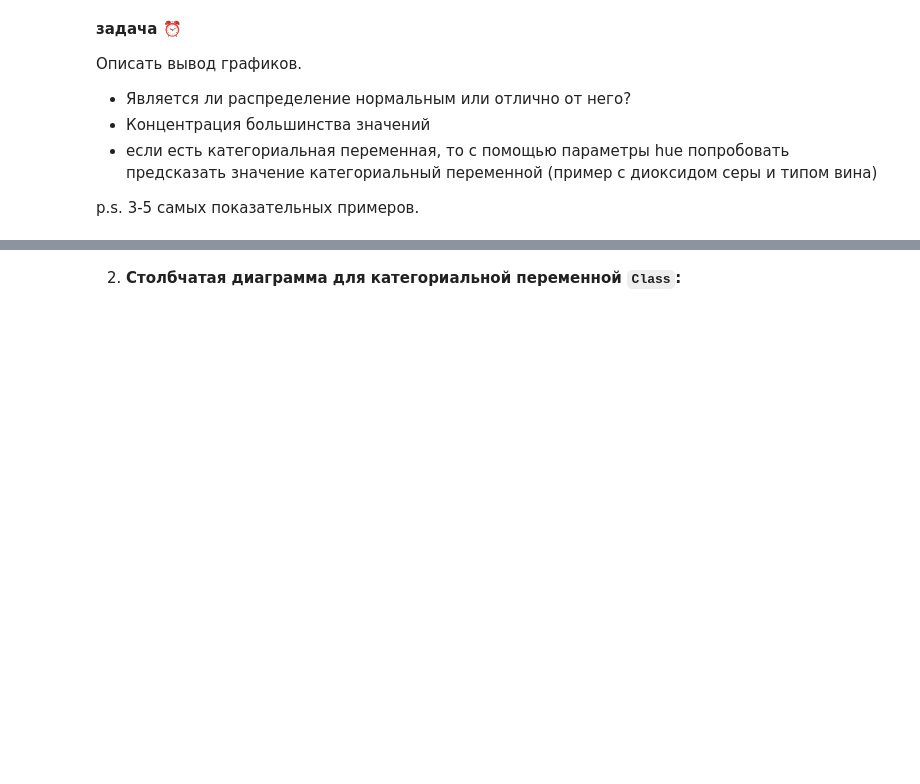
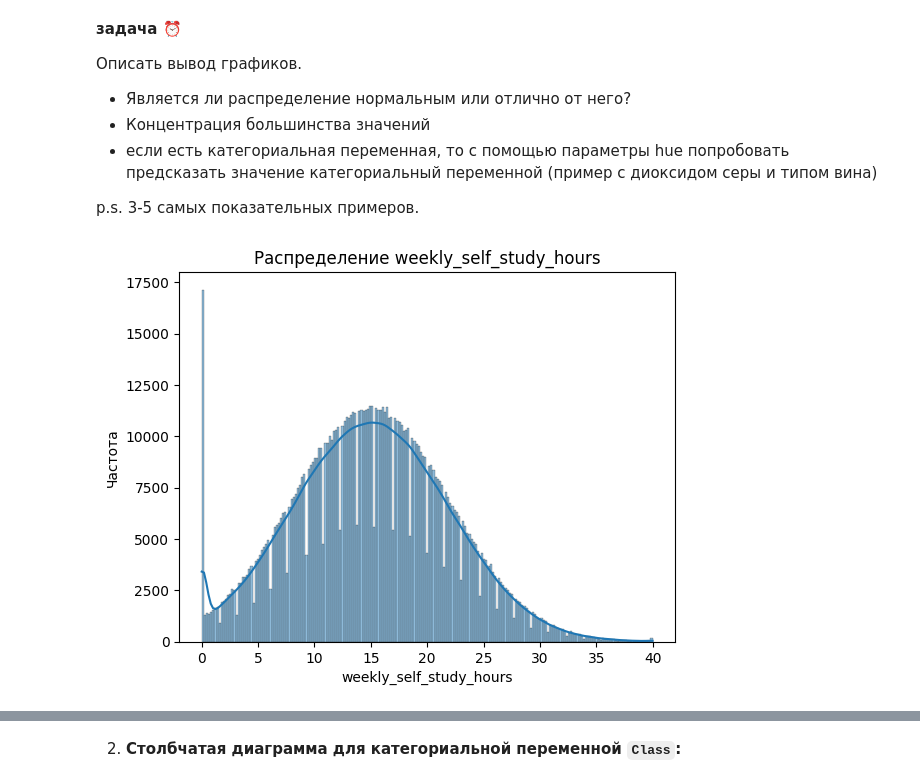
Before and after one commit to Danata117/ML, a Jupyter notebook: ML_Praktika1.ipynb, the cells around one changed output, grey strips where cells are left out. Cells and saved outputs as stored; diff of their text form; code cells hidden in the pictures; blank space fills up the shorter version.

```diff
--- a/ML_Praktika1.ipynb
+++ b/ML_Praktika1.ipynb
@@ -274,3 +220,11 @@ NameError: name 'sns' is not defined
 - если есть категориальная переменная, то с помощью параметры hue попробовать предсказать значение категориальный переменной (пример с диоксидом серы и типом вина)
 
 p.s. 3-5 самых показательных примеров.
+# %%
+sns.histplot(df['weekly_self_study_hours'], kde=True)
+plt.title('Распределение weekly_self_study_hours')
+plt.xlabel('weekly_self_study_hours')
+plt.ylabel('Частота')
+plt.show()
+# %% [output]
+[figure, added]
```
Also changed, not shown: parts of 38 cells of this notebook.
